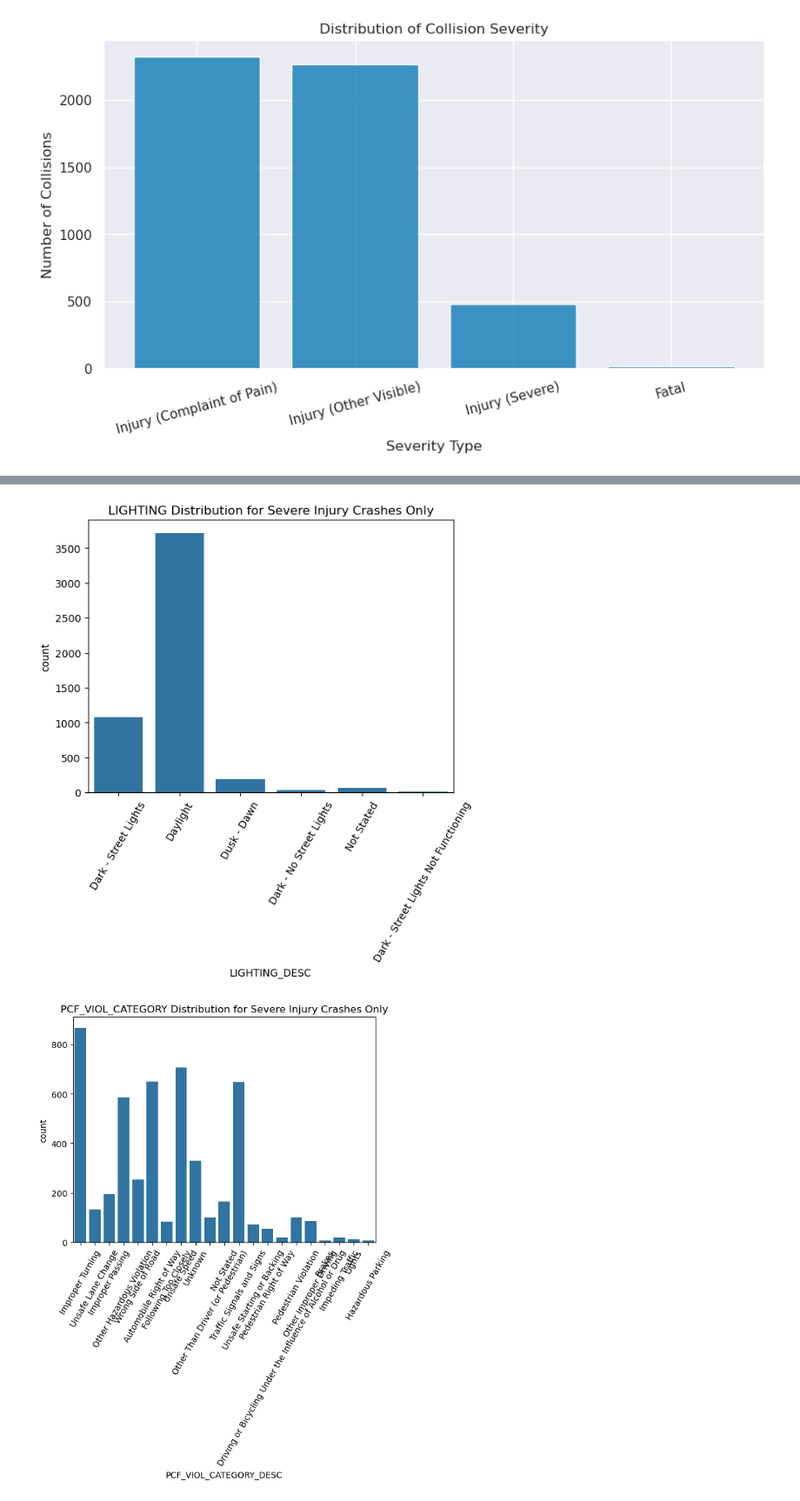
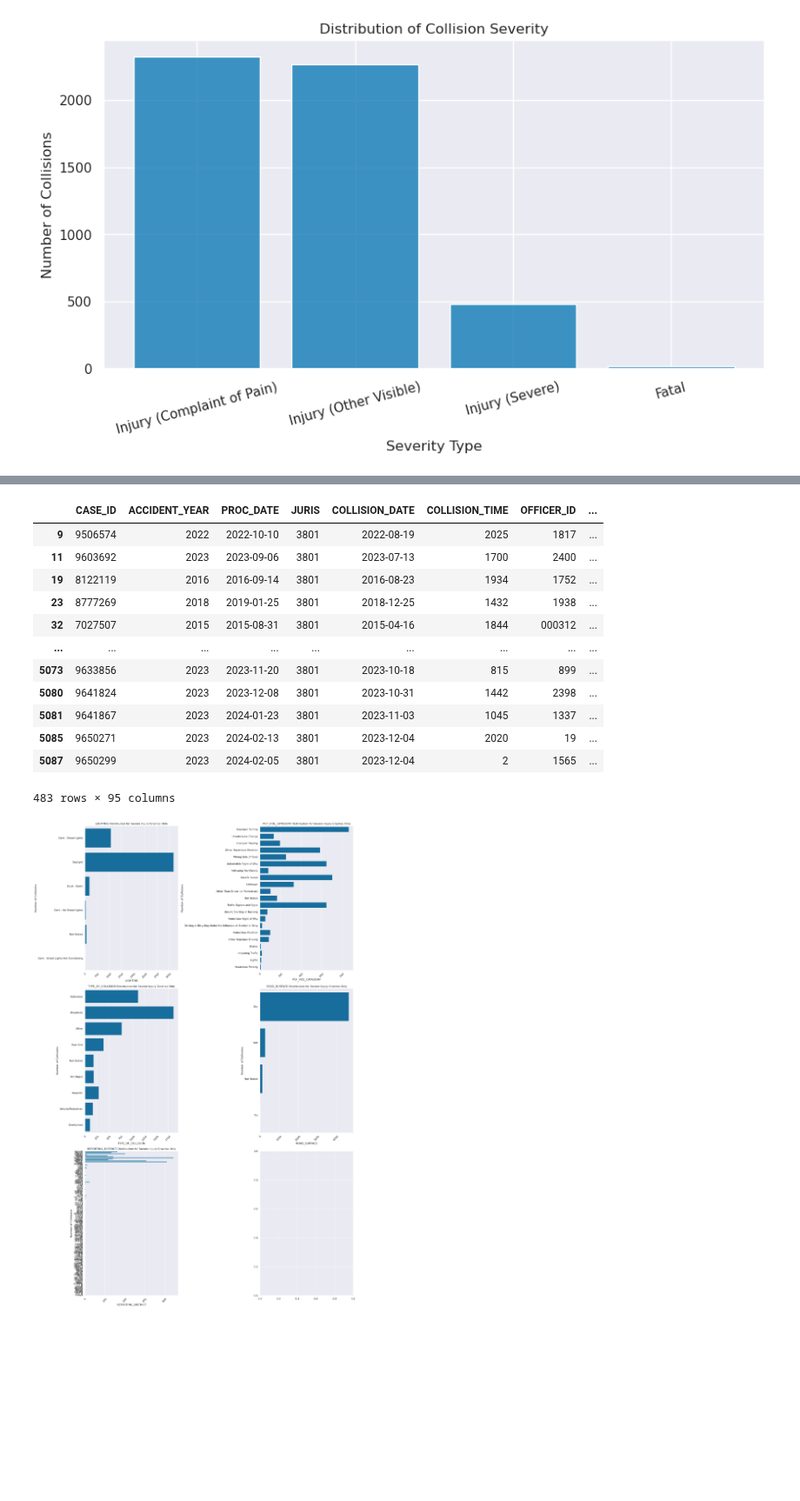
Before and after one commit to UCB-stat-159-f25/final-group07, a Jupyter notebook: data_exploration.ipynb, the cells around one changed output, grey strips where cells are left out. Shown at 87% size. Cells and saved outputs as stored; diff of their text form; code cells hidden in the pictures; blank space fills up the shorter version.

```diff
--- a/data_exploration.ipynb
+++ b/data_exploration.ipynb
@@ -194,7 +194,7 @@ hue_columns = [
 ]
 
 
-day_order = ['Monday', 'Tuesday', 'Wednesday', 'Thursday', 'Friday', 'Saturday', 'Sunday']
+#day_order = ['Monday', 'Tuesday', 'Wednesday', 'Thursday', 'Friday', 'Saturday', 'Sunday']
 fig, axes = plt.subplots(nrows=4, ncols=2, figsize=(16, 18))
 axes = axes.flatten() #list of 6 axes to help w for loop
 
@@ -218,8 +218,8 @@ for i, col in enumerate(hue_columns):
     ax.set_xlabel('Day of Week')
     ax.set_ylabel('Number of Collisions')
     ax.tick_params(axis='x', rotation=45)
-    ax.set_xticks(range(len(day_order)))
-    ax.set_xticklabels(day_order)
+    #ax.set_xticks(range(len(day_order)))
+    #ax.set_xticklabels(day_order)
     sns.move_legend(ax, "upper left", bbox_to_anchor=(1, 1))
 
 # remove empty subplot (8th)
@@ -387,6 +341,0 @@ plt.show()
-# %%
-for col in ['PEDESTRIAN_ACCIDENT','BICYCLE_ACCIDENT','MOTORCYCLE_ACCIDENT']:
-    temp = crashes.groupby([col,'COLLISION_SEVERITY']).size().unstack(fill_value=0)
-    temp.plot(kind='bar', figsize=(10,5))
-    plt.title(f"Severity vs {col.replace('_',' ').title()}")
-    plt.show()
@@ -427,13 +342,47 @@ Name: PCF_VIOL_CATEGORY, Length: 5094, dtype: object
+# %%
+severe
+# %% [output]
+|  | CASE_ID | ACCIDENT_YEAR | PROC_DATE | JURIS | COLLISION_DATE | COLLISION_TIME | OFFICER_ID | ... |
+| 9 | 9506574 | 2022 | 2022-10-10 | 3801 | 2022-08-19 | 2025 | 1817 | ... |
+| 11 | 9603692 | 2023 | 2023-09-06 | 3801 | 2023-07-13 | 1700 | 2400 | ... |
+| 19 | 8122119 | 2016 | 2016-09-14 | 3801 | 2016-08-23 | 1934 | 1752 | ... |
+| 23 | 8777269 | 2018 | 2019-01-25 | 3801 | 2018-12-25 | 1432 | 1938 | ... |
+| 32 | 7027507 | 2015 | 2015-08-31 | 3801 | 2015-04-16 | 1844 | 000312 | ... |
+| ... | ... | ... | ... | ... | ... | ... | ... | ... |
+| 5073 | 9633856 | 2023 | 2023-11-20 | 3801 | 2023-10-18 | 815 | 899 | ... |
+| 5080 | 9641824 | 2023 | 2023-12-08 | 3801 | 2023-10-31 | 1442 | 2398 | ... |
+| 5081 | 9641867 | 2023 | 2024-01-23 | 3801 | 2023-11-03 | 1045 | 1337 | ... |
+| 5085 | 9650271 | 2023 | 2024-02-13 | 3801 | 2023-12-04 | 2020 | 19 | ... |
+| 5087 | 9650299 | 2023 | 2024-02-05 | 3801 | 2023-12-04 | 2 | 1565 | ... |
+483 rows × 95 columns
 # %%
 severe = crashes[crashes['COUNT_SEVERE_INJ'] > 0]
 
-for feat in ['LIGHTING', 'PCF_VIOL_CATEGORY', 'TYPE_OF_COLLISION', 'ROAD_SURFACE']:
-    featdesc = feat + '_DESC'
-    sns.countplot(data=crashes, x=featdesc)
+fig, axes = plt.subplots(nrows=3, ncols=2, figsize=(20, 30))
+axes = axes.flatten() #list of 6 axes to help w for loop
+cols = ['LIGHTING', 'PCF_VIOL_CATEGORY', 'TYPE_OF_COLLISION', 'ROAD_SURFACE', 'REPORTING_DISTRICT']
+for i, col in enumerate(cols):
+    ax = axes[i]
+  #for feat in ['LIGHTING', 'PCF_VIOL_CATEGORY', 'TYPE_OF_COLLISION', 'ROAD_SURFACE']:
+    if col != 'REPORTING_DISTRICT':
+        coldesc = col + '_DESC'
+    else:
+        coldesc = col
+    sns.countplot(ax = ax, data=crashes, y=coldesc)
+
+
     #severe[feat].value_counts().head(10).plot(kind='bar', figsize=(12,4))
-    plt.title(f"{feat} Distribution for Severe Injury Crashes Only")
-    plt.xticks(rotation=60)
-    plt.show()
+    ax.set_title(f"{col} Distribution for Severe Injury Crashes Only")
+    ax.set_xlabel(f'{col}')
+    ax.set_ylabel('Number of Collisions')
+    ax.tick_params(axis='x', rotation=45)
+    #ax.set_xticks(range(len(day_order)))
+    #ax.set_xticklabels(day_order)
+    #sns.move_legend(ax, "upper left", bbox_to_anchor=(1, 1))
+
+
+#.xticks(rotation=45)
+plt.tight_layout()
+plt.show()
 # %% [output]
-[figure, old version]
+[figure, new version]
-[figure, removed]
```
Also changed, not shown: parts of 21 cells of this notebook.
